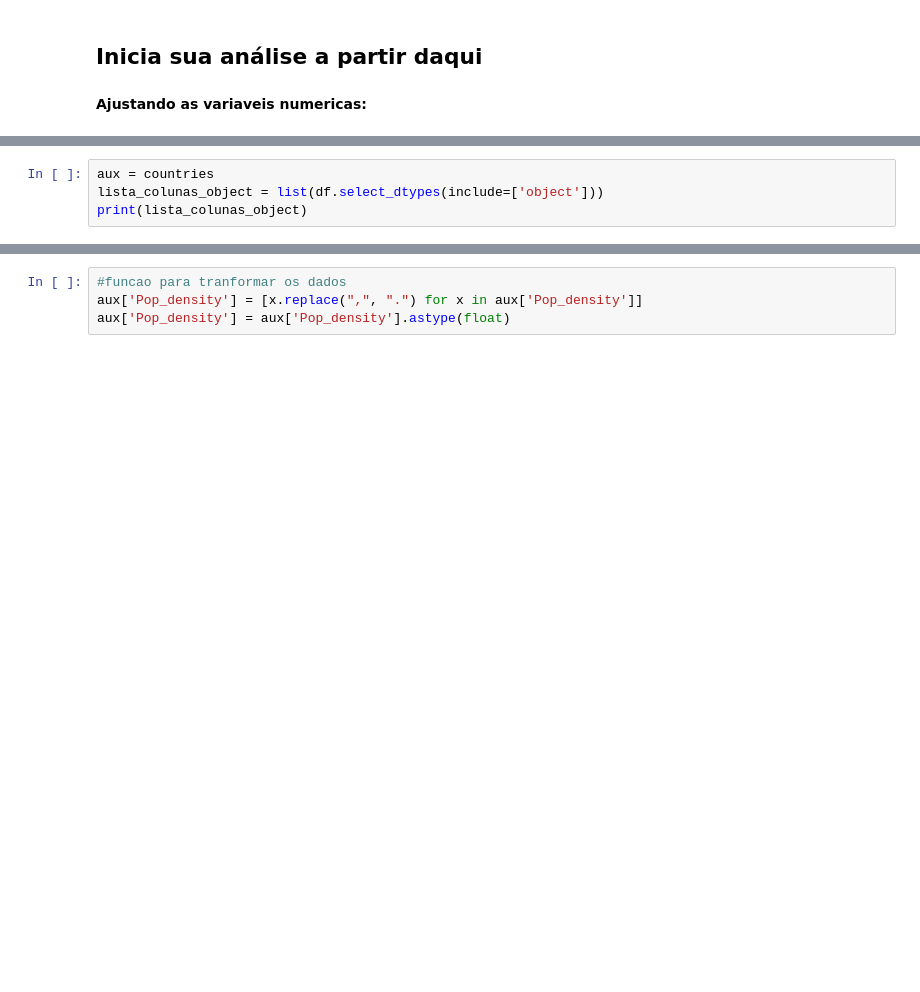
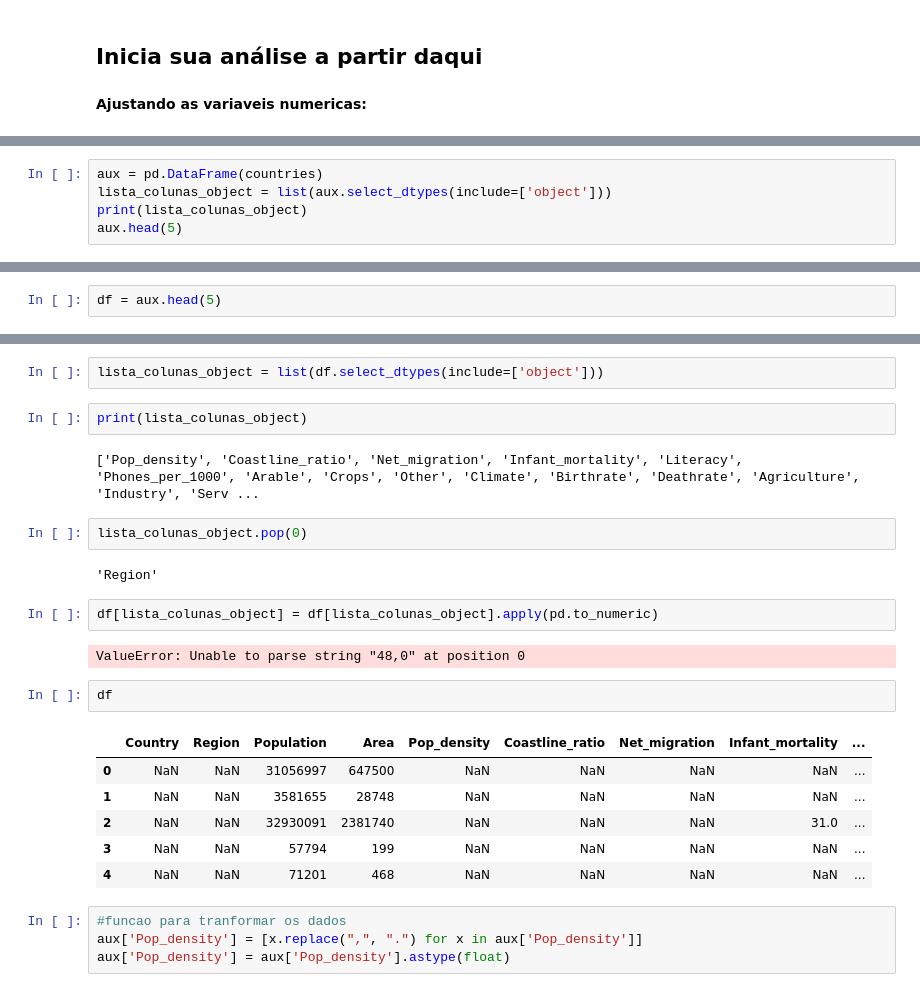
Before and after one commit to pralineso/desafio_semana7, a Jupyter notebook: main.ipynb, the cells around one changed output, grey strips where cells are left out. Saved outputs shown, nothing was run; the diff lists cells and outputs as text; blank space fills up the shorter version.

```diff
--- a/main.ipynb
+++ b/main.ipynb
@@ -56,5 +54,6 @@ VER SOBRE ITEROWS
 # %%
-aux = countries
-lista_colunas_object = list(df.select_dtypes(include=['object']))
+aux = pd.DataFrame(countries)
+lista_colunas_object = list(aux.select_dtypes(include=['object']))
 print(lista_colunas_object)
+aux.head(5)
 # %% [output]
@@ -61,0 +67,2 @@ print(lista_colunas_object)
+# %%
+df = aux.head(5)
@@ -62,3 +82,26 @@ print(lista_colunas_object)
+# %%
+lista_colunas_object = list(df.select_dtypes(include=['object']))
+# %%
+print(lista_colunas_object)
+# %% [output]
+['Pop_density', 'Coastline_ratio', 'Net_migration', 'Infant_mortality', 'Literacy', 'Phones_per_1000', 'Arable', 'Crops', 'Other', 'Climate', 'Birthrate', 'Deathrate', 'Agriculture', 'Industry', 'Serv ...
+# %%
+lista_colunas_object.pop(0)
+# %% [output]
+'Region'
+# %%
+df[lista_colunas_object] = df[lista_colunas_object].apply(pd.to_numeric)
+# %% [output]
+ValueError: Unable to parse string "48,0" at position 0
+# %%
+df
+# %% [output]
+|  | Country | Region | Population | Area | Pop_density | Coastline_ratio | Net_migration | Infant_mortality | ... |
+| 0 | NaN | NaN | 31056997 | 647500 | NaN | NaN | NaN | NaN | ... |
+| 1 | NaN | NaN | 3581655 | 28748 | NaN | NaN | NaN | NaN | ... |
+| 2 | NaN | NaN | 32930091 | 2381740 | NaN | NaN | NaN | 31.0 | ... |
+| 3 | NaN | NaN | 57794 | 199 | NaN | NaN | NaN | NaN | ... |
+| 4 | NaN | NaN | 71201 | 468 | NaN | NaN | NaN | NaN | ... |
 # %%
 #funcao para tranformar os dados
 aux['Pop_density'] = [x.replace(",", ".") for x in aux['Pop_density']]
```
Also changed, not shown: parts of 10 cells of this notebook.
